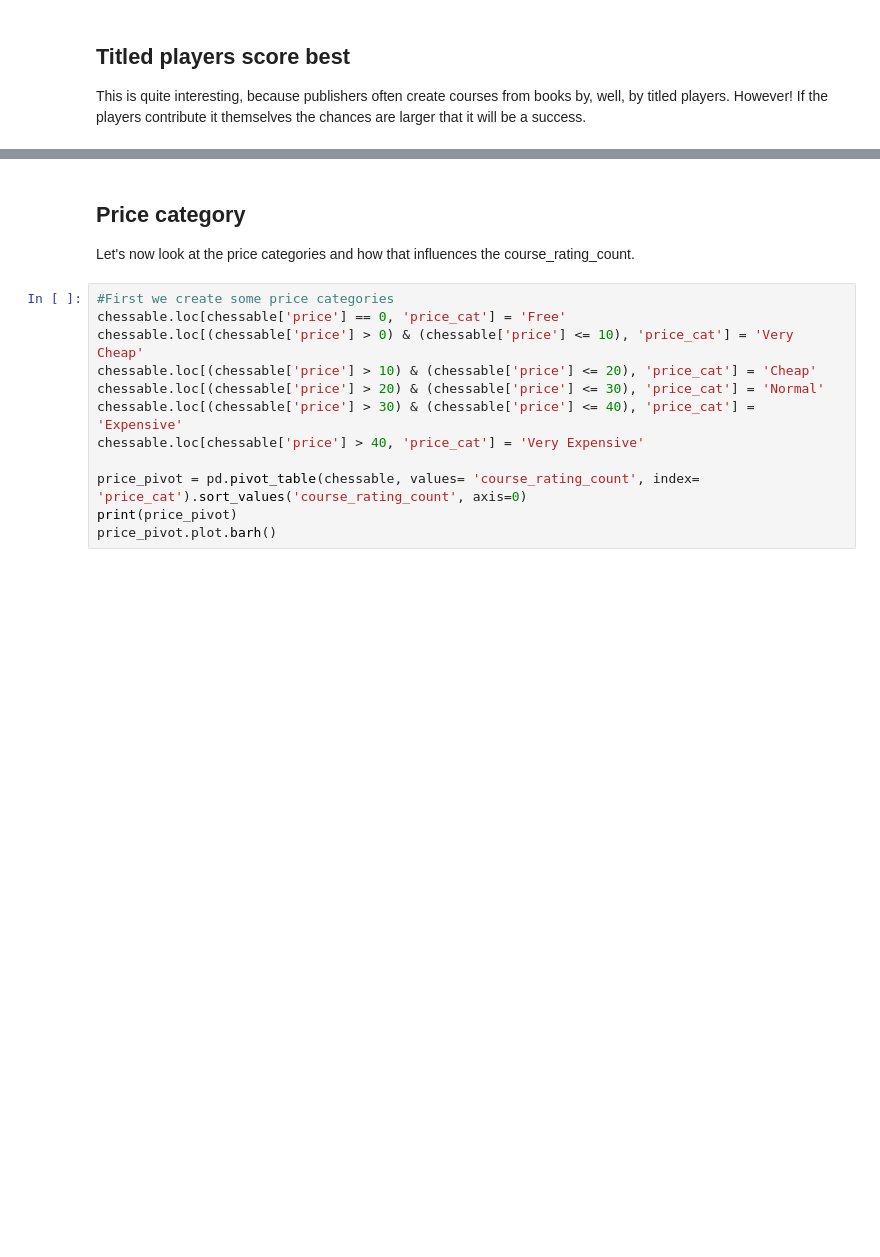
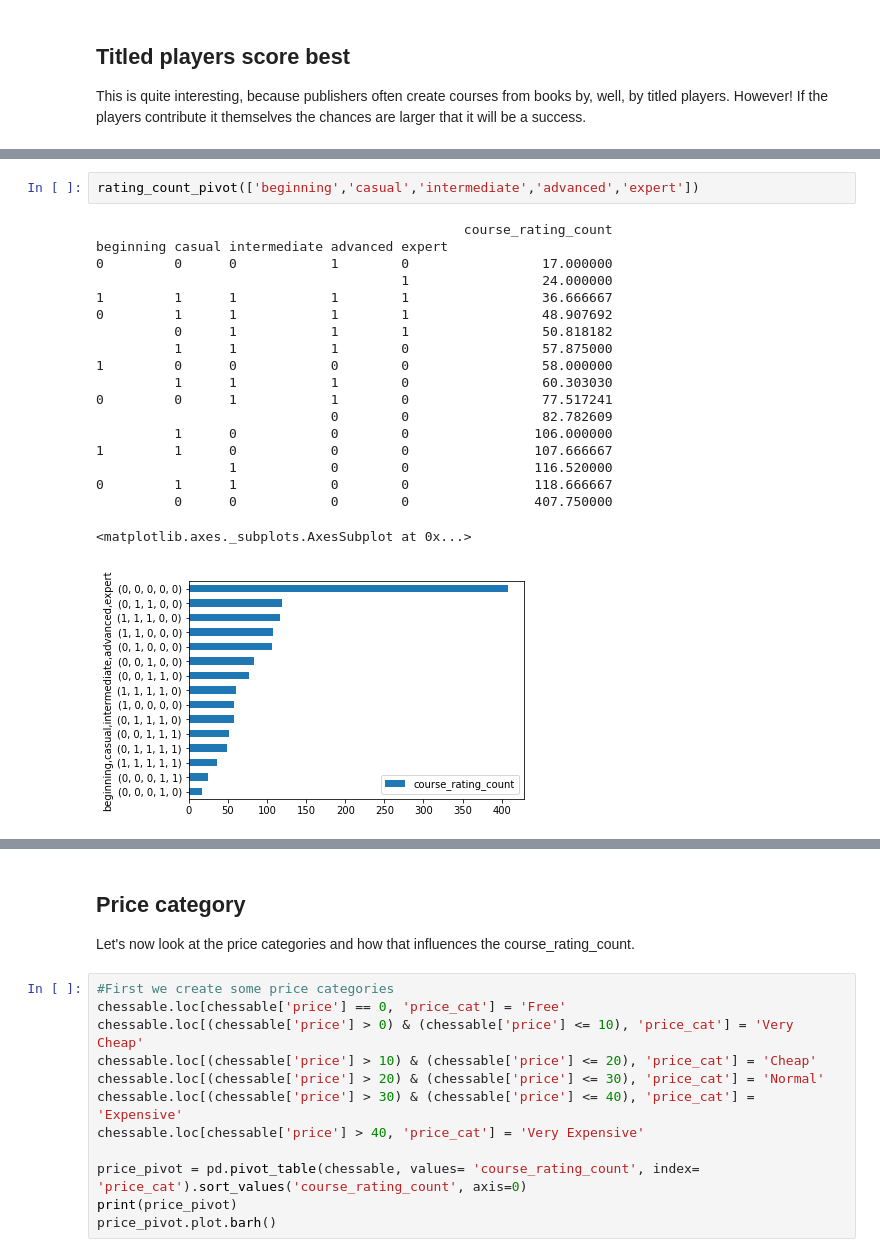
Before and after one commit to ChessNomad/chessable-courses, a Jupyter notebook: Scoring well on chessable.com.ipynb, the cells around one changed output, grey strips where cells are left out. Cells and saved outputs as stored; diff of their text form; blank space fills up the shorter version.

```diff
--- a/Scoring well on chessable.com.ipynb
+++ b/Scoring well on chessable.com.ipynb
@@ -229,0 +242,22 @@ This is quite interesting, because publishers often create courses from books by
+# %%
+rating_count_pivot(['beginning','casual','intermediate','advanced','expert'])
+# %% [output]
+                                               course_rating_count
+beginning casual intermediate advanced expert
+0         0      0            1        0                 17.000000
+                                       1                 24.000000
+1         1      1            1        1                 36.666667
+0         1      1            1        1                 48.907692
+          0      1            1        1                 50.818182
+          1      1            1        0                 57.875000
+1         0      0            0        0                 58.000000
+          1      1            1        0                 60.303030
+0         0      1            1        0                 77.517241
+                              0        0                 82.782609
+          1      0            0        0                106.000000
+1         1      0            0        0                107.666667
+                 1            0        0                116.520000
+0         1      1            0        0                118.666667
+          0      0            0        0                407.750000
+<matplotlib.axes._subplots.AxesSubplot at 0x...>
+[figure, added]
```
Also changed, not shown: parts of 15 cells of this notebook.
